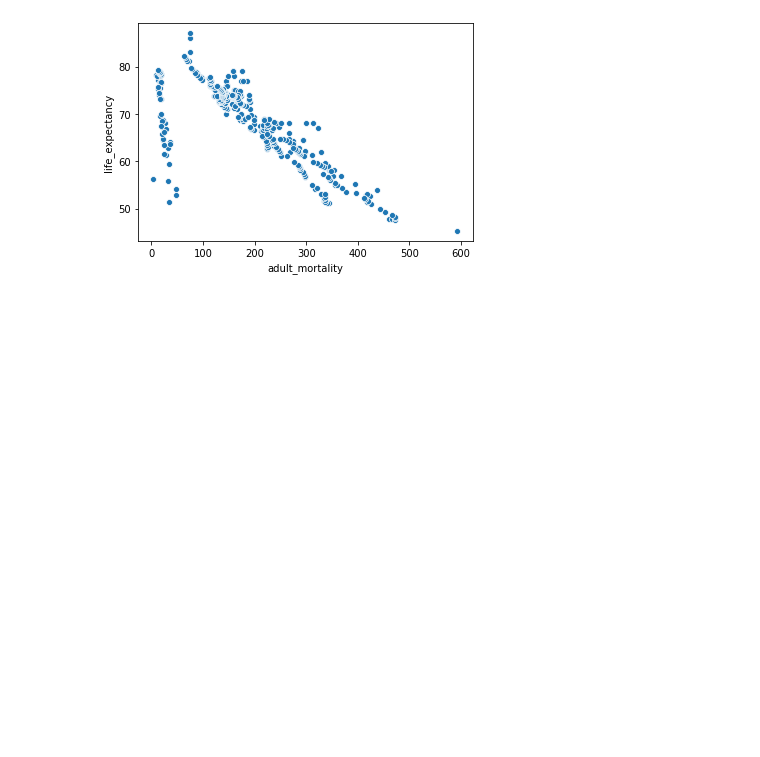
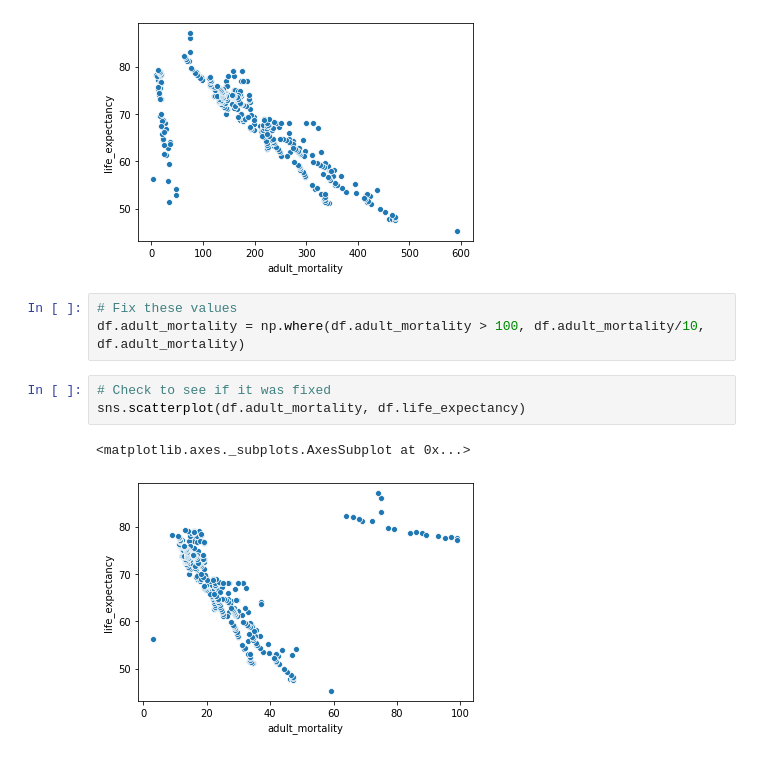
Before and after one commit to LeDorean/life_expectancy_analysis, a Jupyter notebook: notebooks/Untitled.ipynb, the cells around one changed output. Saved outputs shown, nothing was run; the diff lists cells and outputs as text; blank space fills up the shorter version.

```diff
--- a/notebooks/Untitled.ipynb
+++ b/notebooks/Untitled.ipynb
@@ -375,3 +375,12 @@ sns.scatterplot(df.adult_mortality, df.life_expectancy)
 # %% [output]
 <matplotlib.axes._subplots.AxesSubplot at 0x...>
 [figure]
+# %%
+# Fix these values
+df.adult_mortality = np.where(df.adult_mortality > 100, df.adult_mortality/10, df.adult_mortality)
+# %%
+# Check to see if it was fixed
+sns.scatterplot(df.adult_mortality, df.life_expectancy)
+# %% [output]
+<matplotlib.axes._subplots.AxesSubplot at 0x...>
+[figure, added]
```
